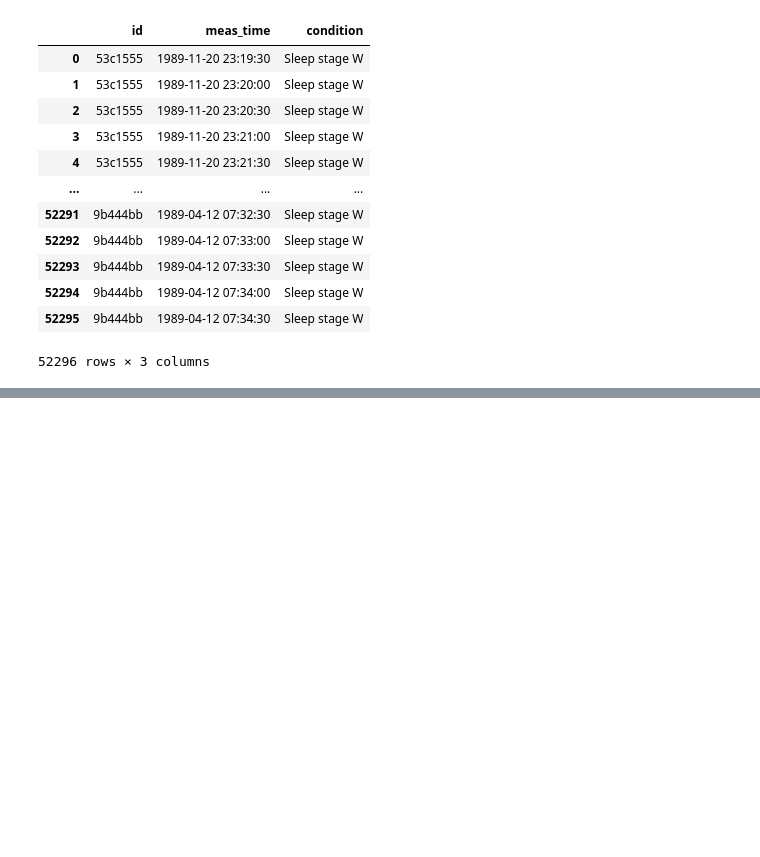
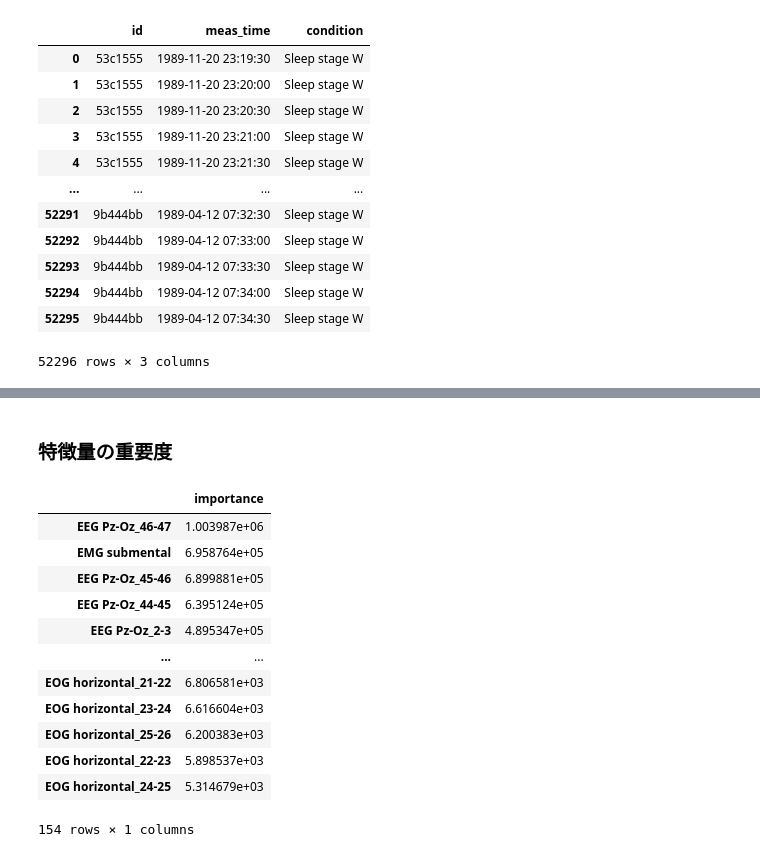
Before and after one commit to Sato-Daichi/Sleep_Stage_Detection, a Jupyter notebook: notebooks/tabular.ipynb, the cells around one changed output, grey strips where cells are left out. Drawn from its saved outputs; the diff is of its cells as text; code cells hidden in the pictures; blank space fills up the shorter version.

```diff
--- a/notebooks/tabular.ipynb
+++ b/notebooks/tabular.ipynb
@@ -261,0 +249,22 @@ Name: condition, dtype: int64
+# %% [markdown]
+### __特徴量の重要度__
+# %%
+importance = pd.DataFrame(np.mean([models[i].feature_importance(importance_type='gain') for i in range(N_SPLITS)], axis=0))
+importance.index = ["Resp oro-nasal", "EMG submental", "Temp rectal", "Event marker"] + [f"{channel}_{i}-{i+1}" for channel in ["EEG Fpz-Cz", "EEG Pz-Oz", "EOG horizontal"] for i in range(50)]
+importance.columns = ['importance']
+importance = importance.sort_values('importance', ascending=False)
+importance
+# %% [output]
+|  | importance |
+| EEG Pz-Oz_46-47 | 1.003987e+06 |
+| EMG submental | 6.958764e+05 |
+| EEG Pz-Oz_45-46 | 6.899881e+05 |
+| EEG Pz-Oz_44-45 | 6.395124e+05 |
+| EEG Pz-Oz_2-3 | 4.895347e+05 |
+| ... | ... |
+| EOG horizontal_21-22 | 6.806581e+03 |
+| EOG horizontal_23-24 | 6.616604e+03 |
+| EOG horizontal_25-26 | 6.200383e+03 |
+| EOG horizontal_22-23 | 5.898537e+03 |
+| EOG horizontal_24-25 | 5.314679e+03 |
+154 rows × 1 columns
```
Also changed, not shown: parts of 12 cells of this notebook, 2 other files.
